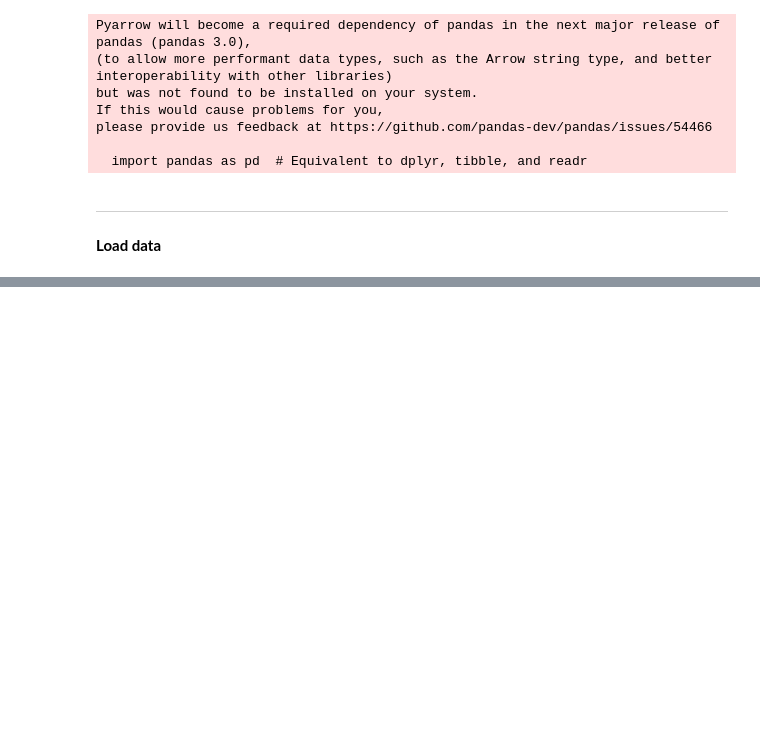
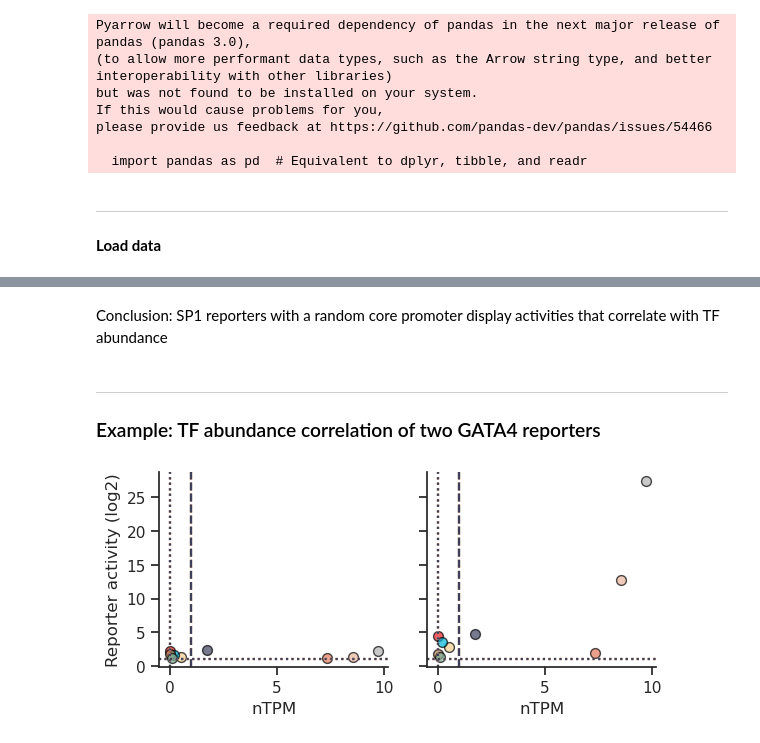
Before and after one commit to mtrauernicht/TF_MPRA, a Jupyter notebook: py_analysis/Fig_4_TFspecificity.ipynb, the cells around one changed output, grey strips where cells are left out. Cells and saved outputs as stored; diff of their text form; code cells hidden in the pictures; blank space fills up the shorter version.

```diff
--- a/py_analysis/Fig_4_TFspecificity.ipynb
+++ b/py_analysis/Fig_4_TFspecificity.ipynb
@@ -82,0 +126,26 @@ plt.show();
+# %% [markdown]
+Conclusion: SP1 reporters with a random core promoter display activities that correlate with TF abundance
+# %% [markdown]
+---
+### Example: TF abundance correlation of two GATA4 reporters
+# %%
+# Filter the dataframe
+filtered_df = cDNA_df3[cDNA_df3['reporter_id'].isin(["GATA4_10bp_10bp_minP_3", "GATA4_10bp_10bp_minP_1"])]
+filtered_df = filtered_df[['cell', 'reporter_id', 'reporter_activity_minP', 'nTPM']].drop_duplicates()
+# Transform the 'reporter_activity_minP' column
+filtered_df['reporter_activity_minP'] = 2**filtered_df['reporter_activity_minP']
+
+# Create the plot
+sns.set(style='ticks')
+g = sns.FacetGrid(filtered_df, col='reporter_id', hue='cell', palette=cell_colors, col_wrap=2, height=3, aspect=1)
+g.map(plt.scatter, 'nTPM', 'reporter_activity_minP', s=50, edgecolor='black', alpha=0.7)
+g.map(plt.axvline, x=1, linestyle='dashed')
+g.map(plt.axvline, x=0, linestyle='dotted')
+g.map(plt.axhline, y=1, linestyle='dotted')
+g.set_titles("")
+g.set_axis_labels("nTPM", "Reporter activity (log2)")
+## Save plot to pdf
+g.savefig("/DATA/usr/m.trauernicht/projects/SuRE-TF/figures/Figure_4/TFCP2L1_TPM_correlation.pdf")
+plt.show();
+# %% [output]
+[figure, added]
```
Also changed, not shown: parts of 18 cells of this notebook, 3 other files.
